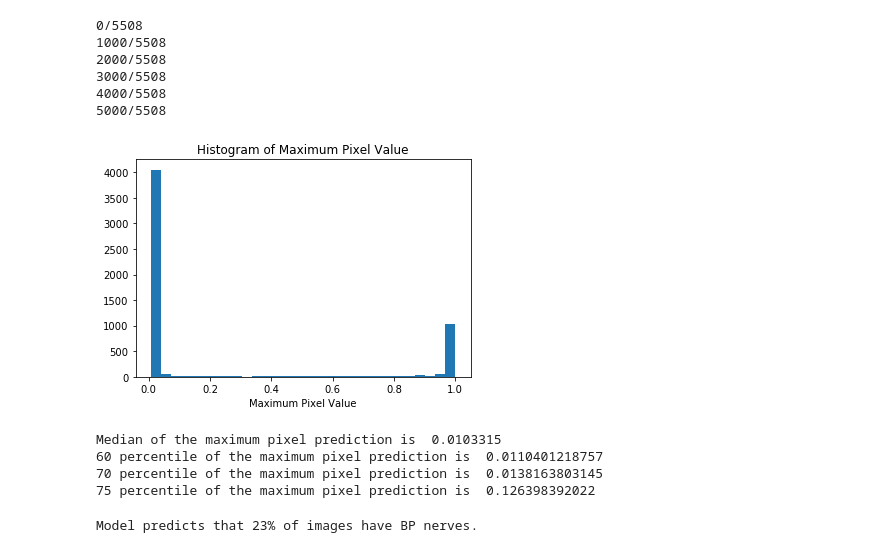
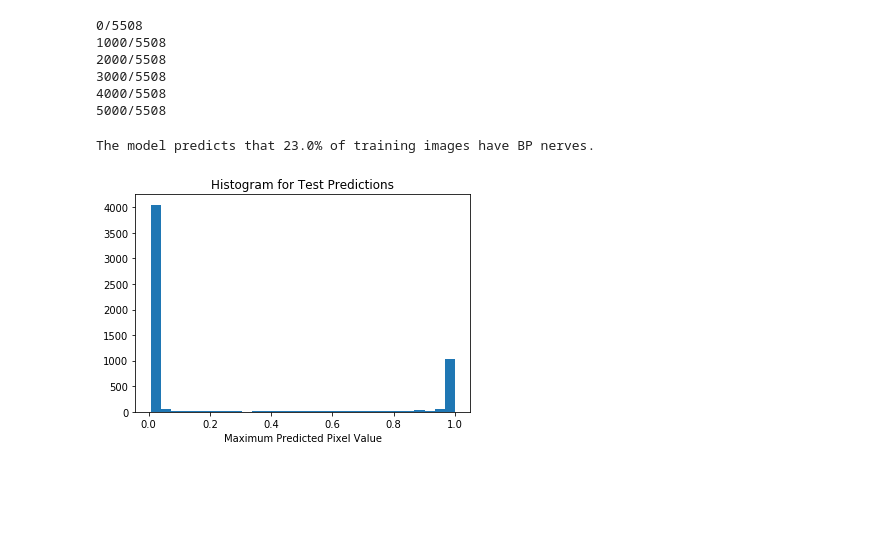
Before and after one commit to andrewjsiu/nerve-segmentation, a Jupyter notebook: examine_predictions.ipynb, the cells around one changed output. Cells and saved outputs as stored; diff of their text form; code cells hidden in the pictures; blank space fills up the shorter version.

```diff
--- a/examine_predictions.ipynb
+++ b/examine_predictions.ipynb
@@ -9,0 +201,5 @@ from skimage.transform import resize
+# %%
+ind_size = np.argsort(-sum_train)
+# %%
+for i in range(3,8):
+    plot_masks(ind_size[i])
@@ -25,17 +239,15 @@ imgs_test.shape
 # %%
 total = imgs_test.shape[0]
 
-means = []
-maxs = []
-sums = []
+test_maxs = []
+test_sums = []
 pred = np.ndarray(shape=(total, image_rows, image_cols, 1))
 
 for i in range(total):
     img = imgs_test[i]
     pred[i] = resize(img, (image_rows, image_cols), preserve_range=True, mode='constant')
-    means.append(img.mean())
-    maxs.append(img.max())
-    sums.append(img.sum())
+    test_maxs.append(img.max())
+    test_sums.append(img.sum())
     if i % 1000 == 0:
         print('{}/{}'.format(i, total))
 # %% [output]
@@ -45,27 +257,16 @@ for i in range(total):
 3000/5508
 4000/5508
 5000/5508
+# %%
+test_maxs = pd.Series(test_maxs)
+test_pos = (test_maxs>0.5).sum()/len(test_maxs)
+print("The model predicts that {:.1f}% of training images have BP nerves.".format(test_pos*100))
+# %% [output]
+The model predicts that 23.0% of training images have BP nerves.
 # %%
-plt.hist(maxs, bins=30)
-plt.xlabel('Maximum Pixel Value')
-plt.title('Histogram of Maximum Pixel Value')
+plt.hist(test_maxs, bins=30)
+plt.xlabel('Maximum Predicted Pixel Value')
+plt.title('Histogram for Test Predictions')
 plt.show()
 # %% [output]
-[figure, old version]
+[figure, new version]
-# %%
-print("Median of the maximum pixel prediction is ", np.median(maxs))
-print("60 percentile of the maximum pixel prediction is ", np.percentile(maxs, 60))
-print("70 percentile of the maximum pixel prediction is ",  np.percentile(maxs, 70))
-print("75 percentile of the maximum pixel prediction is ",  np.percentile(maxs, 75))
-# %% [output]
-Median of the maximum pixel prediction is  0.0103315
-60 percentile of the maximum pixel prediction is  0.0110401218757
-70 percentile of the maximum pixel prediction is  0.0138163803145
-75 percentile of the maximum pixel prediction is  0.126398392022
-# %%
-import pandas as pd
-pd_max = pd.Series(maxs)
-positive = (pd_max>0.5).sum()/len(maxs)
-print("Model predicts that {:.0f}% of images have BP nerves.".format(positive*100))
-# %% [output]
-Model predicts that 23% of images have BP nerves.
```
Also changed, not shown: parts of 29 cells of this notebook, 1 other file.
